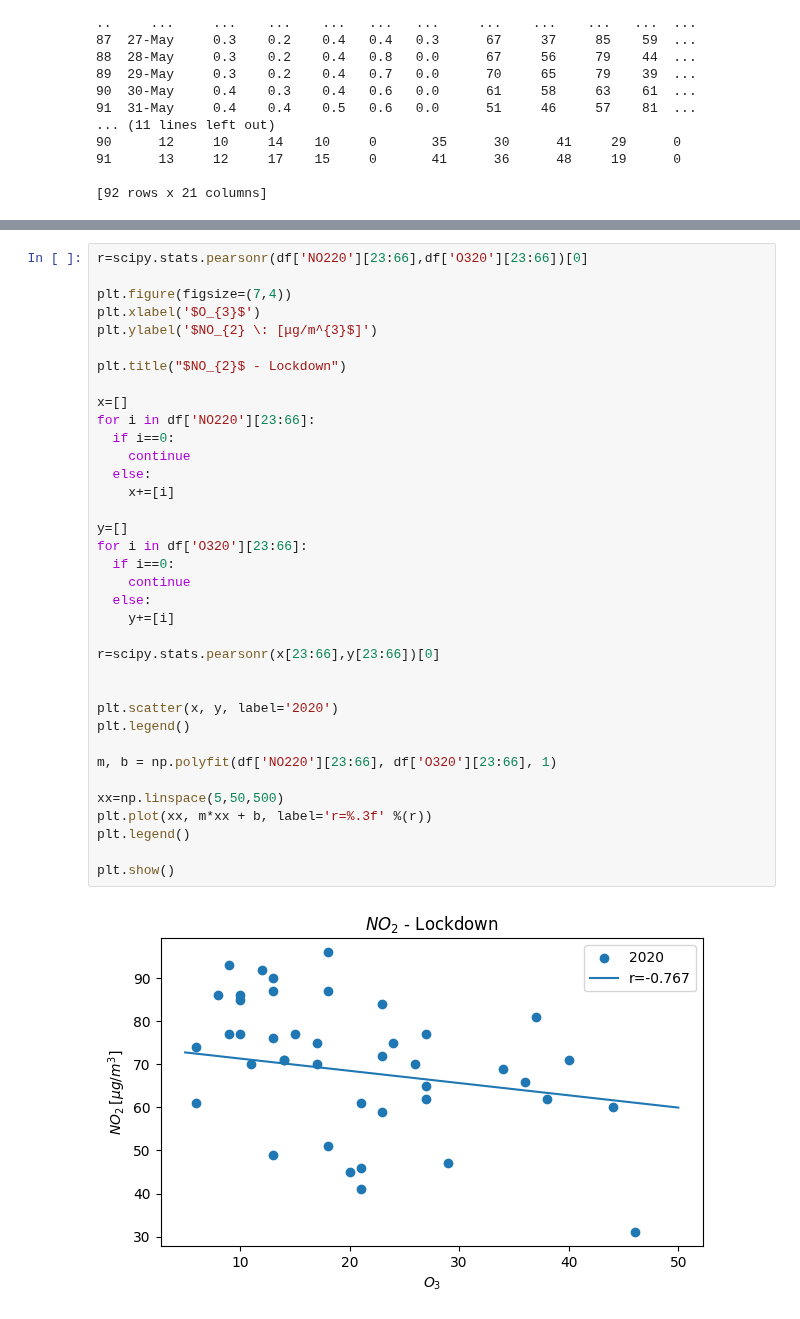
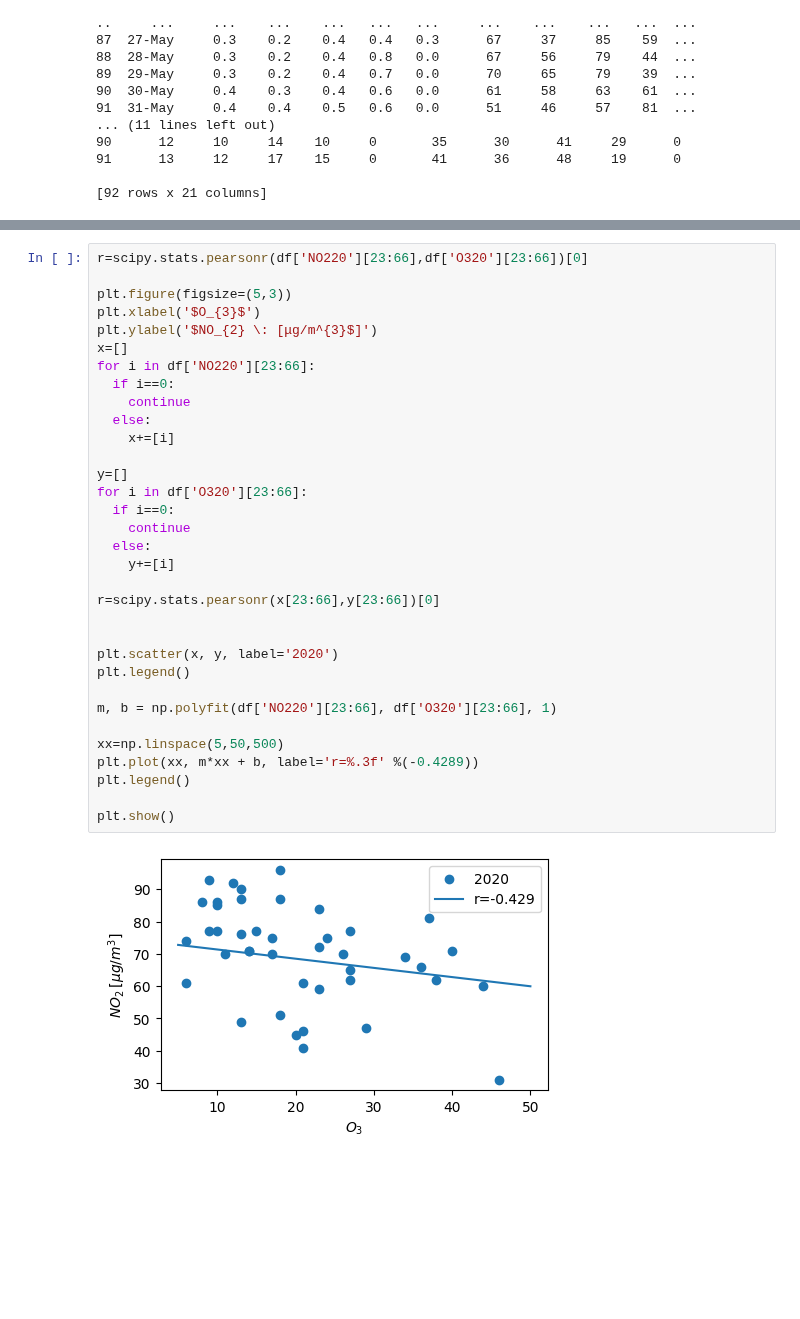
Before and after one commit to costpetrides/Air-pollution-COVID-19-impact, a Jupyter notebook: Correlation/GEO-Correlation.ipynb, the cells around one changed output, grey strips where cells are left out. Drawn from its saved outputs; the diff is of its cells as text; blank space fills up the shorter version.

```diff
--- a/Correlation/GEO-Correlation.ipynb
+++ b/Correlation/GEO-Correlation.ipynb
@@ -91,41 +88,38 @@ plt.show()
 # %%
 r=scipy.stats.pearsonr(df['NO220'][23:66],df['O320'][23:66])[0]
 
-plt.figure(figsize=(7,4))
+plt.figure(figsize=(5,3))
 plt.xlabel('$O_{3}$')
 plt.ylabel('$NO_{2} \: [μg/m^{3}$]')
-
-plt.title("$NO_{2}$ - Lockdown")
-
 x=[]
 for i in df['NO220'][23:66]:
   if i==0:
     continue
   else:
     x+=[i]
 
 y=[]
 for i in df['O320'][23:66]:
   if i==0:
     continue
   else:
     y+=[i]
 
 r=scipy.stats.pearsonr(x[23:66],y[23:66])[0]
 
 
 plt.scatter(x, y, label='2020')
 plt.legend()
 
 m, b = np.polyfit(df['NO220'][23:66], df['O320'][23:66], 1)
 
 xx=np.linspace(5,50,500)
-plt.plot(xx, m*xx + b, label='r=%.3f' %(r))
+plt.plot(xx, m*xx + b, label='r=%.3f' %(-0.4289))
 plt.legend()
 
 plt.show()
 # %% [output]
-[figure, old version]
+[figure, new version]
 # %%
 r=scipy.stats.pearsonr(df['NO220'][66:91],df['O320'][66:91])[0]
 
```
Also changed, not shown: parts of 14 cells of this notebook.
